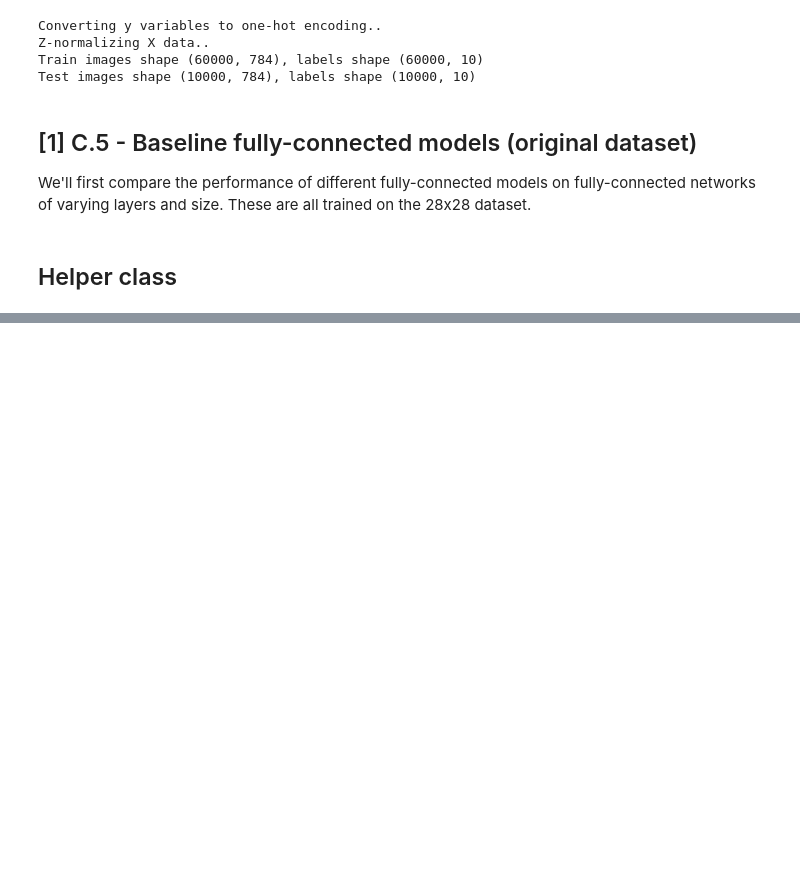
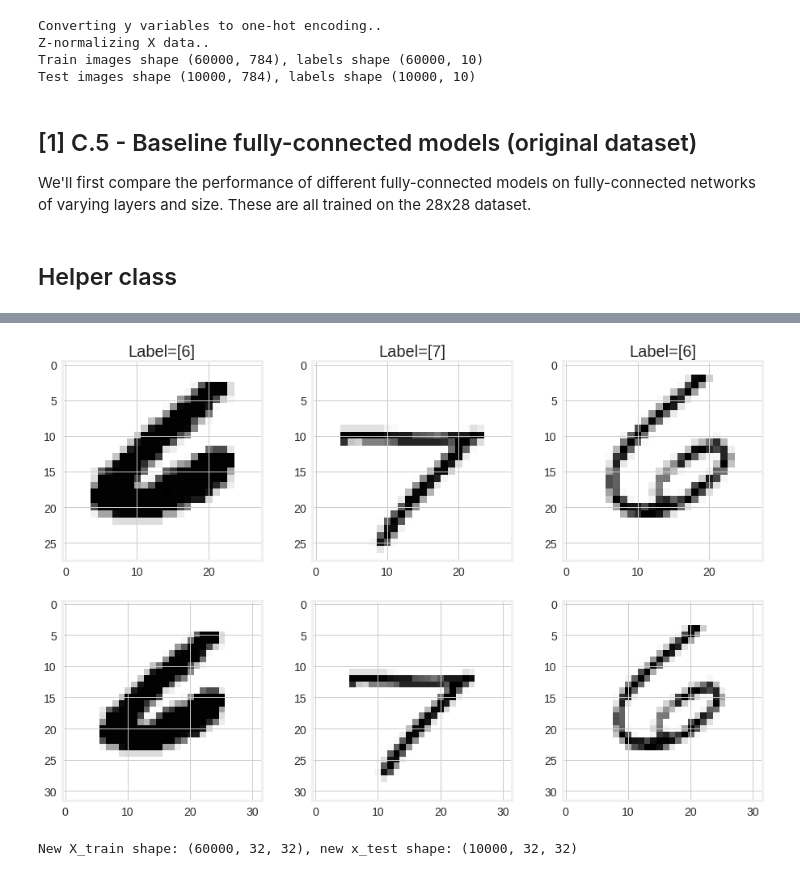
Before and after one commit to timgasser/keras-mnist, a Jupyter notebook: notebooks/neural_net_models.ipynb, the cells around one changed output, grey strips where cells are left out. Saved outputs shown, nothing was run; the diff lists cells and outputs as text; code cells hidden in the pictures; blank space fills up the shorter version.

```diff
--- a/notebooks/neural_net_models.ipynb
+++ b/notebooks/neural_net_models.ipynb
@@ -384,0 +420,67 @@ plt.savefig('fc_scores.png', bbox_inches='tight', dpi=150)
+# %%
+def image_border(image, size, fill):
+    """
+    Adds a border around the nupmy array of the gizen size and value
+    """
+    im_w, im_h = image.shape
+    im_dtype = image.dtype
+
+    new_image = np.full((im_w + (2 * size), im_h + (2 * size)),
+                        fill_value=fill, dtype=im_dtype)
+    new_image[size:im_h + size, size:im_w + size] = image
+
+    assert new_image.dtype == image.dtype
+    assert new_image.shape[0] == image.shape[0] + (2 * size)
+    assert new_image.shape[1] == image.shape[1] + (2 * size)
+    assert np.array_equal(image, new_image[size:size+im_h, size:size+im_w])
+    return new_image
+
+
+# test_image = np.full((32,32), fill_value=0, dtype=np.uint8)
+# test_image[2:30, 2:30] = X_train[0]
+# test_image
+# %%
+N = 3
+indexes = np.random.choice(X_train.shape[0], N)
+fig, ax = plt.subplots(2, N, figsize=(14,10))
+
+for num, idx in enumerate(indexes):
+
+    ax[0, num].imshow(X_train[idx])
+    ax[0, num].set(title="Label={}".format(y_train[idx]))
+
+    ax[1, num].imshow(image_border(X_train[idx], 2, 0))
+#     ax[0, num].set(title="Label={}".format(y_train[idx]))
+
+# plt.imshow(image_border(X_train[0], 2, 0))
+# %% [output]
+[figure, added]
+# %%
+from tqdm import tqdm
+
+# resize all the training and test images
+n_train = X_train.shape[0]
+n_test = X_test.shape[0]
+
+
+def resize_images(images, description):
+    """
+    Iterates through lowest order dimension, and resizes images
+    """
+    new_images = np.zeros((images.shape[0], 32, 32))
+
+    for index in tqdm(range(images.shape[0]), desc=description):
+        new_images[index] = image_border(images[index], 2, 0)
+
+    return new_images
+
+
+X_resize_train = resize_images(X_train, "Resizing train images")
+X_resize_test = resize_images(X_test, "Resizing test images")
+
+X_train = X_resize_train
+X_test = X_resize_test
+
+print('New X_train shape: {}, new x_test shape: {}'.format(X_train.shape, X_test.shape))
+# %% [output]
+New X_train shape: (60000, 32, 32), new x_test shape: (10000, 32, 32)
```
Also changed, not shown: parts of 16 cells of this notebook, 1 other file.
